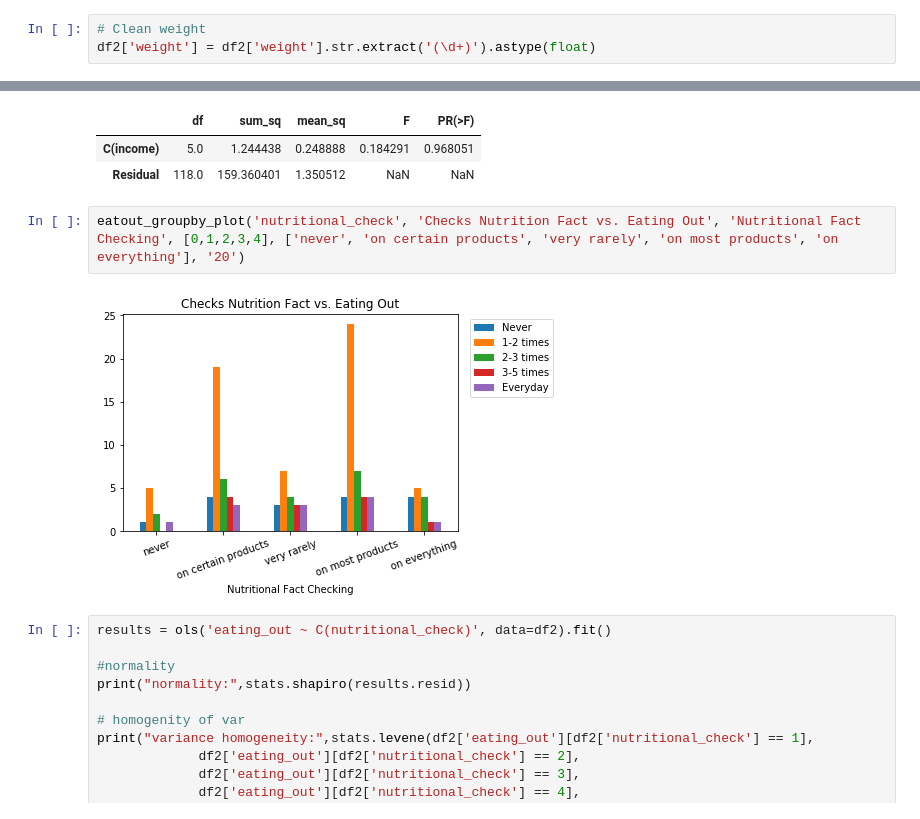
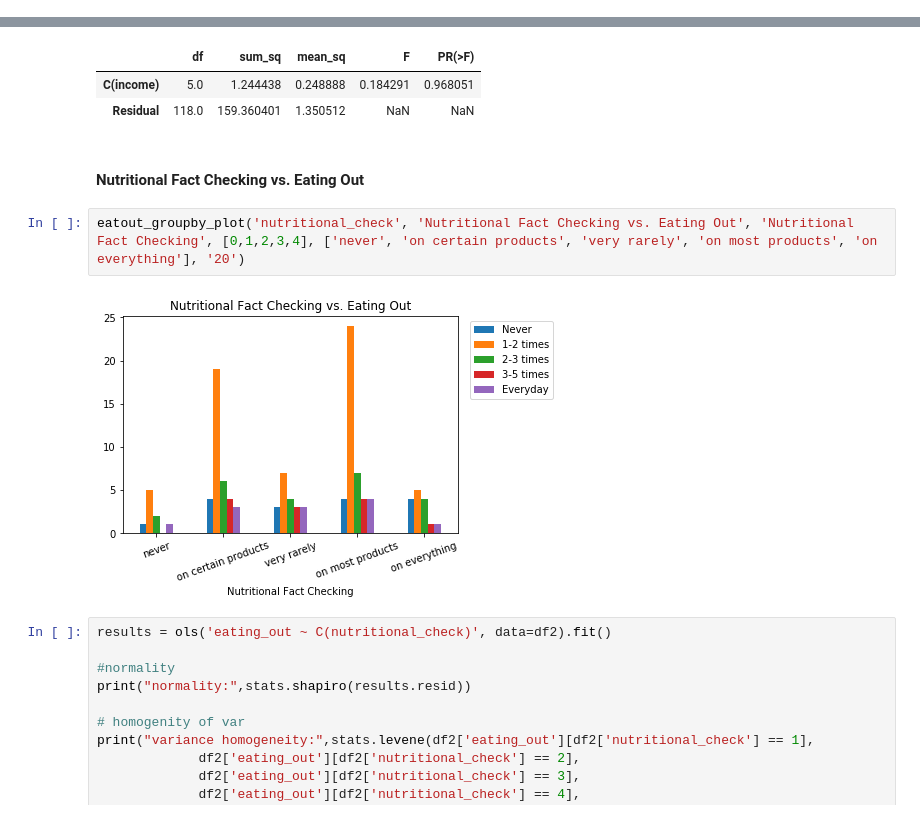
Before and after one commit to tiffanyhsu001/Stats131_FinalProject, a Jupyter notebook: Eating Out Data Analysis.ipynb, the cells around one changed output, grey strips where cells are left out. Cells and saved outputs as stored; diff of their text form.

```diff
--- a/Eating Out Data Analysis.ipynb
+++ b/Eating Out Data Analysis.ipynb
@@ -25,6 +25,3 @@ df2['GPA'].value_counts()
 df2['GPA'] = df2['GPA'].astype(float)
 # %%
 # Gender, calories_chicken, turkey_calories, income, employment, father_education, mother_education, on_off_campus, are clean
-# %%
-# Clean weight
-df2['weight'] = df2['weight'].str.extract('(\d+)').astype(float)
@@ -171,10 +188,12 @@ variance homogeneity: LeveneResult(statistic=0.6360125975379654, pvalue=0.672630
 |  | df | sum_sq | mean_sq | F | PR(>F) |
 | C(income) | 5.0 | 1.244438 | 0.248888 | 0.184291 | 0.968051 |
 | Residual | 118.0 | 159.360401 | 1.350512 | NaN | NaN |
+# %% [markdown]
+#### Nutritional Fact Checking vs. Eating Out
 # %%
-eatout_groupby_plot('nutritional_check', 'Checks Nutrition Fact vs. Eating Out', 'Nutritional Fact Checking', [0,1,2,3,4], ['never', 'on certain products', 'very rarely', 'on most products', 'on everything'], '20')
+eatout_groupby_plot('nutritional_check', 'Nutritional Fact Checking vs. Eating Out', 'Nutritional Fact Checking', [0,1,2,3,4], ['never', 'on certain products', 'very rarely', 'on most products', 'on everything'], '20')
 # %% [output]
-[figure, old version]
+[figure, new version]
 # %%
 results = ols('eating_out ~ C(nutritional_check)', data=df2).fit()
 
```
Also changed, not shown: parts of 8 cells of this notebook.
